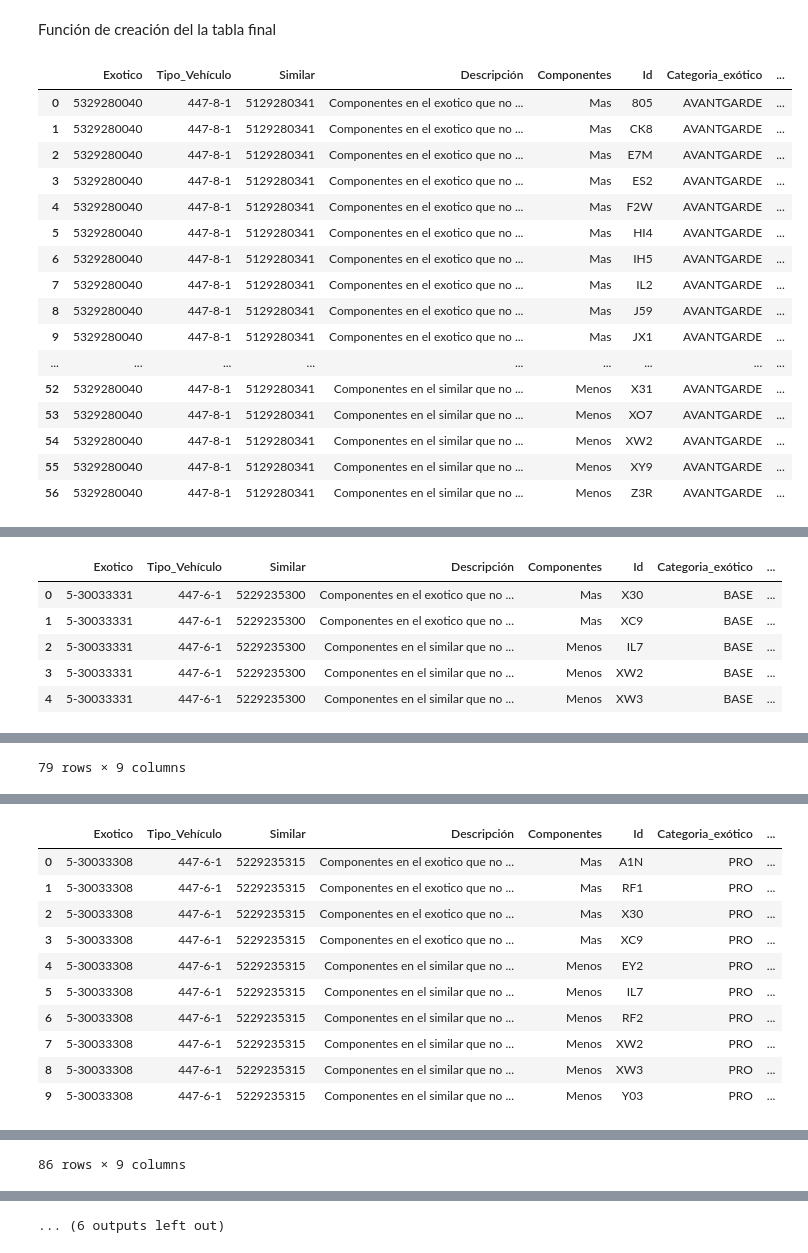
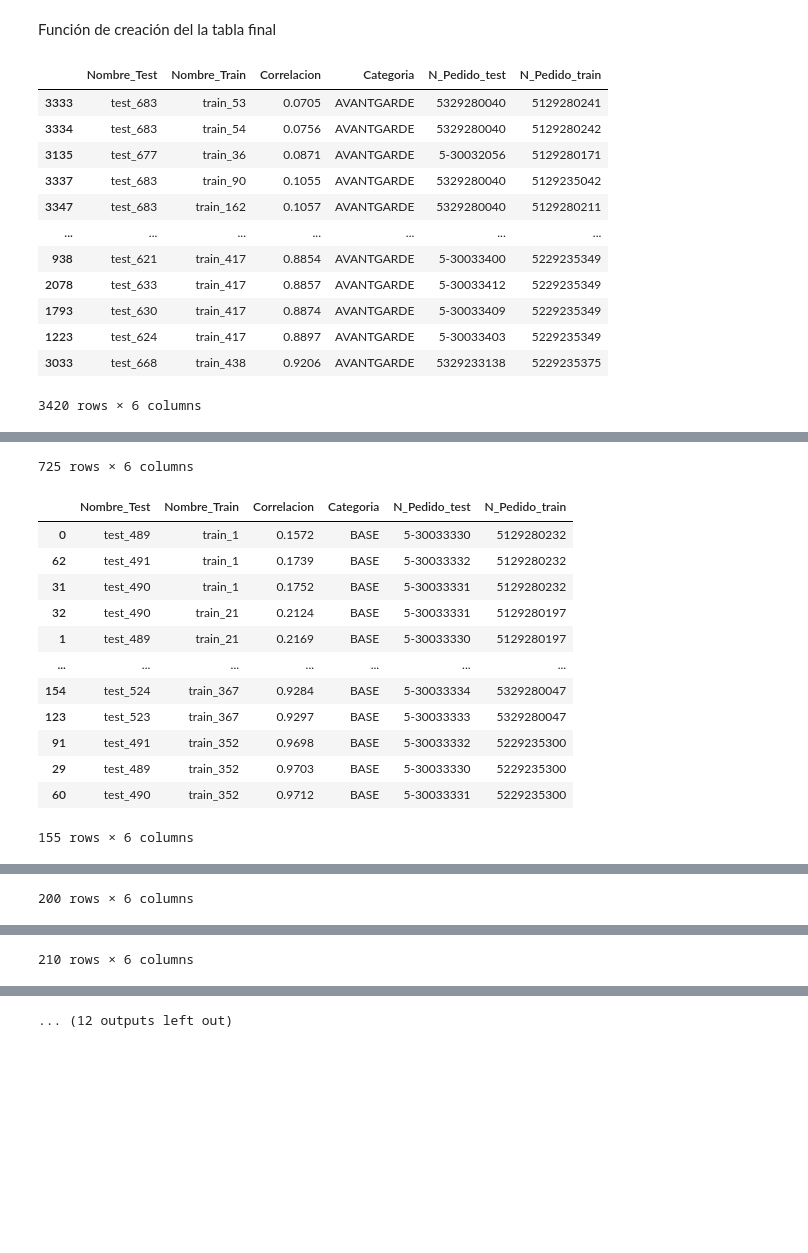
Before and after one commit to Makailo/I3B, a Jupyter notebook: Q4R - Mercedes/Montabilidad_Quantum.ipynb, the cells around one changed output, grey strips where cells are left out. Saved outputs shown, nothing was run; the diff lists cells and outputs as text; code cells hidden in the pictures; blank space fills up the shorter version.

```diff
--- a/Q4R - Mercedes/Montabilidad_Quantum.ipynb
+++ b/Q4R - Mercedes/Montabilidad_Quantum.ipynb
@@ -180,46 +180,44 @@ def resultados_csv(ruta_guardado, resultado, nombre_resultado):
     # Guardar el DataFrame en el archivo CSV
     resultado.to_csv(ruta_completa, index=False)
 # %%
-ruta_guardado = 'D:\Project\I3B\Resultados'
+ruta_guardado = 'D:\Project\I3B\Q4R - Mercedes\Resultados'
 
 columnas = ['Nombre_Test', 'Nombre_Train', 'Correlacion', 'Categoria', 'N_Pedido_test', 'N_Pedido_train']
 categorias = data.groupby('Categoria')
 
 for nom_categoria, categoria in categorias:
     if nom_categoria != 'CLASE V':
          vectores_test, vectores_train = filtrado_vectores_train_test(categoria)
 
          resultados_correlacion = pd.DataFrame(itera_por_matriz_cuantica(vectores_test, vectores_train), columns=columnas)
          resultados_correlacion_ordenado = resultados_correlacion.sort_values(by='Correlacion')
+
+
 
          exotico = pd.Series(vectores_test[vectores_test['N_Pedido'] == resultados_correlacion_ordenado.iloc[0]['N_Pedido_test']].iloc[0])
 
          similar = resultados_correlacion[resultados_correlacion['N_Pedido_test'] == exotico['N_Pedido']].sort_values(by='Correlacion').iloc[-1]
          train_similar = pd.Series(vectores_train[similar['N_Pedido_train'] == vectores_train['N_Pedido']].iloc[0])
 
          diferencias_exotico, diferencias_similar = diferencias_componentes(exotico.iloc[ :-4], train_similar.iloc[ :-4])
 
          resultado = creacion_resultado_final(exotico, train_similar, diferencias_exotico, diferencias_similar)
 
          nombre_resultado = f'resultados_{nom_categoria}'
          resultados_csv(ruta_guardado,resultado,nombre_resultado)
 
-         display(resultado)
+         display(resultados_correlacion_ordenado)
 # %% [output]
-|  | Exotico | Tipo_Vehículo | Similar | Descripción | Componentes | Id | Categoria_exótico | ... |
-| 0 | 5329280040 | 447-8-1 | 5129280341 | Componentes en el exotico que no ... | Mas | 805 | AVANTGARDE | ... |
-| 1 | 5329280040 | 447-8-1 | 5129280341 | Componentes en el exotico que no ... | Mas | CK8 | AVANTGARDE | ... |
-| 2 | 5329280040 | 447-8-1 | 5129280341 | Componentes en el exotico que no ... | Mas | E7M | AVANTGARDE | ... |
-| 3 | 5329280040 | 447-8-1 | 5129280341 | Componentes en el exotico que no ... | Mas | ES2 | AVANTGARDE | ... |
-| 4 | 5329280040 | 447-8-1 | 5129280341 | Componentes en el exotico que no ... | Mas | F2W | AVANTGARDE | ... |
-| 5 | 5329280040 | 447-8-1 | 5129280341 | Componentes en el exotico que no ... | Mas | HI4 | AVANTGARDE | ... |
-| 6 | 5329280040 | 447-8-1 | 5129280341 | Componentes en el exotico que no ... | Mas | IH5 | AVANTGARDE | ... |
-| 7 | 5329280040 | 447-8-1 | 5129280341 | Componentes en el exotico que no ... | Mas | IL2 | AVANTGARDE | ... |
-| 8 | 5329280040 | 447-8-1 | 5129280341 | Componentes en el exotico que no ... | Mas | J59 | AVANTGARDE | ... |
-| 9 | 5329280040 | 447-8-1 | 5129280341 | Componentes en el exotico que no ... | Mas | JX1 | AVANTGARDE | ... |
-| ... | ... | ... | ... | ... | ... | ... | ... | ... |
-| 52 | 5329280040 | 447-8-1 | 5129280341 | Componentes en el similar que no ... | Menos | X31 | AVANTGARDE | ... |
-| 53 | 5329280040 | 447-8-1 | 5129280341 | Componentes en el similar que no ... | Menos | XO7 | AVANTGARDE | ... |
-| 54 | 5329280040 | 447-8-1 | 5129280341 | Componentes en el similar que no ... | Menos | XW2 | AVANTGARDE | ... |
-| 55 | 5329280040 | 447-8-1 | 5129280341 | Componentes en el similar que no ... | Menos | XY9 | AVANTGARDE | ... |
-| 56 | 5329280040 | 447-8-1 | 5129280341 | Componentes en el similar que no ... | Menos | Z3R | AVANTGARDE | ... |
+|  | Nombre_Test | Nombre_Train | Correlacion | Categoria | N_Pedido_test | N_Pedido_train |
+| 3333 | test_683 | train_53 | 0.0705 | AVANTGARDE | 5329280040 | 5129280241 |
+| 3334 | test_683 | train_54 | 0.0756 | AVANTGARDE | 5329280040 | 5129280242 |
+| 3135 | test_677 | train_36 | 0.0871 | AVANTGARDE | 5-30032056 | 5129280171 |
+| 3337 | test_683 | train_90 | 0.1055 | AVANTGARDE | 5329280040 | 5129235042 |
+| 3347 | test_683 | train_162 | 0.1057 | AVANTGARDE | 5329280040 | 5129280211 |
+| ... | ... | ... | ... | ... | ... | ... |
+| 938 | test_621 | train_417 | 0.8854 | AVANTGARDE | 5-30033400 | 5229235349 |
+| 2078 | test_633 | train_417 | 0.8857 | AVANTGARDE | 5-30033412 | 5229235349 |
+| 1793 | test_630 | train_417 | 0.8874 | AVANTGARDE | 5-30033409 | 5229235349 |
+| 1223 | test_624 | train_417 | 0.8897 | AVANTGARDE | 5-30033403 | 5229235349 |
+| 3033 | test_668 | train_438 | 0.9206 | AVANTGARDE | 5329233138 | 5229235375 |
+3420 rows × 6 columns
@@ -243,6 +236,14 @@ for nom_categoria, categoria in categorias:
+725 rows × 6 columns
-|  | Exotico | Tipo_Vehículo | Similar | Descripción | Componentes | Id | Categoria_exótico | ... |
-| 0 | 5-30033331 | 447-6-1 | 5229235300 | Componentes en el exotico que no ... | Mas | X30 | BASE | ... |
-| 1 | 5-30033331 | 447-6-1 | 5229235300 | Componentes en el exotico que no ... | Mas | XC9 | BASE | ... |
-| 2 | 5-30033331 | 447-6-1 | 5229235300 | Componentes en el similar que no ... | Menos | IL7 | BASE | ... |
-| 3 | 5-30033331 | 447-6-1 | 5229235300 | Componentes en el similar que no ... | Menos | XW2 | BASE | ... |
-| 4 | 5-30033331 | 447-6-1 | 5229235300 | Componentes en el similar que no ... | Menos | XW3 | BASE | ... |
+|  | Nombre_Test | Nombre_Train | Correlacion | Categoria | N_Pedido_test | N_Pedido_train |
+| 0 | test_489 | train_1 | 0.1572 | BASE | 5-30033330 | 5129280232 |
+| 62 | test_491 | train_1 | 0.1739 | BASE | 5-30033332 | 5129280232 |
+| 31 | test_490 | train_1 | 0.1752 | BASE | 5-30033331 | 5129280232 |
+| 32 | test_490 | train_21 | 0.2124 | BASE | 5-30033331 | 5129280197 |
+| 1 | test_489 | train_21 | 0.2169 | BASE | 5-30033330 | 5129280197 |
+| ... | ... | ... | ... | ... | ... | ... |
+| 154 | test_524 | train_367 | 0.9284 | BASE | 5-30033334 | 5329280047 |
+| 123 | test_523 | train_367 | 0.9297 | BASE | 5-30033333 | 5329280047 |
+| 91 | test_491 | train_352 | 0.9698 | BASE | 5-30033332 | 5229235300 |
+| 29 | test_489 | train_352 | 0.9703 | BASE | 5-30033330 | 5229235300 |
+| 60 | test_490 | train_352 | 0.9712 | BASE | 5-30033331 | 5229235300 |
+155 rows × 6 columns
@@ -265,0 +262 @@ for nom_categoria, categoria in categorias:
+200 rows × 6 columns
@@ -295 +292 @@ for nom_categoria, categoria in categorias:
-79 rows × 9 columns
+210 rows × 6 columns
@@ -313,11 +304,0 @@ for nom_categoria, categoria in categorias:
-|  | Exotico | Tipo_Vehículo | Similar | Descripción | Componentes | Id | Categoria_exótico | ... |
-| 0 | 5-30033308 | 447-6-1 | 5229235315 | Componentes en el exotico que no ... | Mas | A1N | PRO | ... |
-| 1 | 5-30033308 | 447-6-1 | 5229235315 | Componentes en el exotico que no ... | Mas | RF1 | PRO | ... |
-| 2 | 5-30033308 | 447-6-1 | 5229235315 | Componentes en el exotico que no ... | Mas | X30 | PRO | ... |
-| 3 | 5-30033308 | 447-6-1 | 5229235315 | Componentes en el exotico que no ... | Mas | XC9 | PRO | ... |
-| 4 | 5-30033308 | 447-6-1 | 5229235315 | Componentes en el similar que no ... | Menos | EY2 | PRO | ... |
-| 5 | 5-30033308 | 447-6-1 | 5229235315 | Componentes en el similar que no ... | Menos | IL7 | PRO | ... |
-| 6 | 5-30033308 | 447-6-1 | 5229235315 | Componentes en el similar que no ... | Menos | RF2 | PRO | ... |
-| 7 | 5-30033308 | 447-6-1 | 5229235315 | Componentes en el similar que no ... | Menos | XW2 | PRO | ... |
-| 8 | 5-30033308 | 447-6-1 | 5229235315 | Componentes en el similar que no ... | Menos | XW3 | PRO | ... |
-| 9 | 5-30033308 | 447-6-1 | 5229235315 | Componentes en el similar que no ... | Menos | Y03 | PRO | ... |
@@ -336 +304,0 @@ for nom_categoria, categoria in categorias:
-86 rows × 9 columns
@@ -349 +305 @@ for nom_categoria, categoria in categorias:
-... (6 outputs left out)
+... (12 outputs left out)
```
Also changed, not shown: parts of 1 cell of this notebook, 3 other files.
